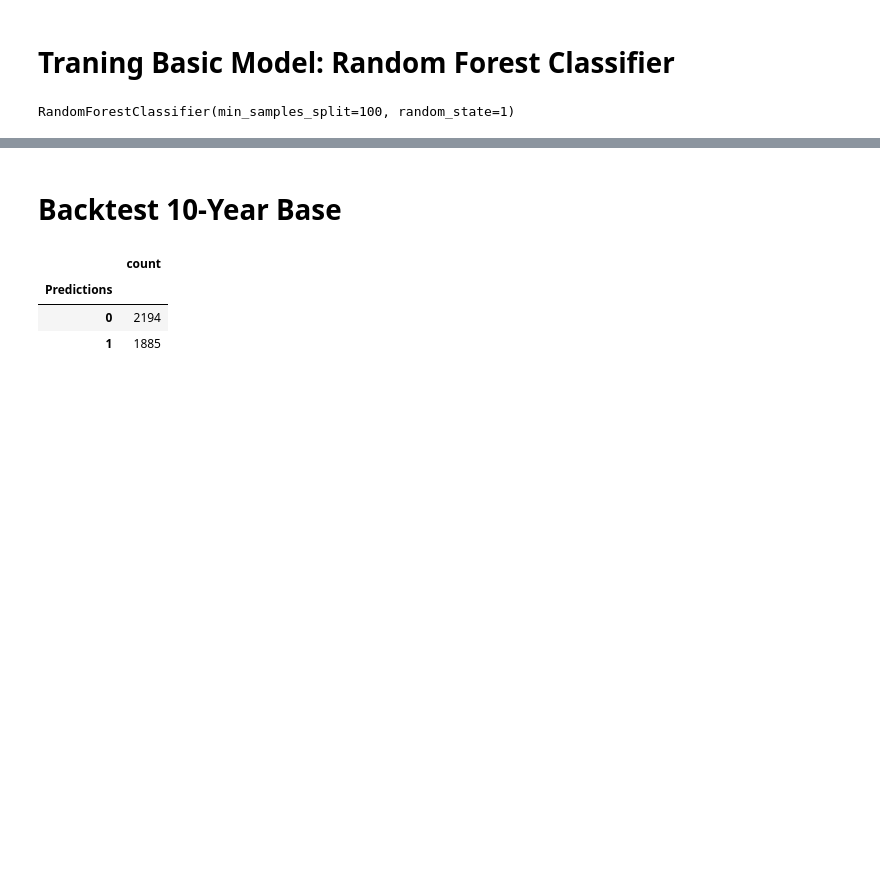
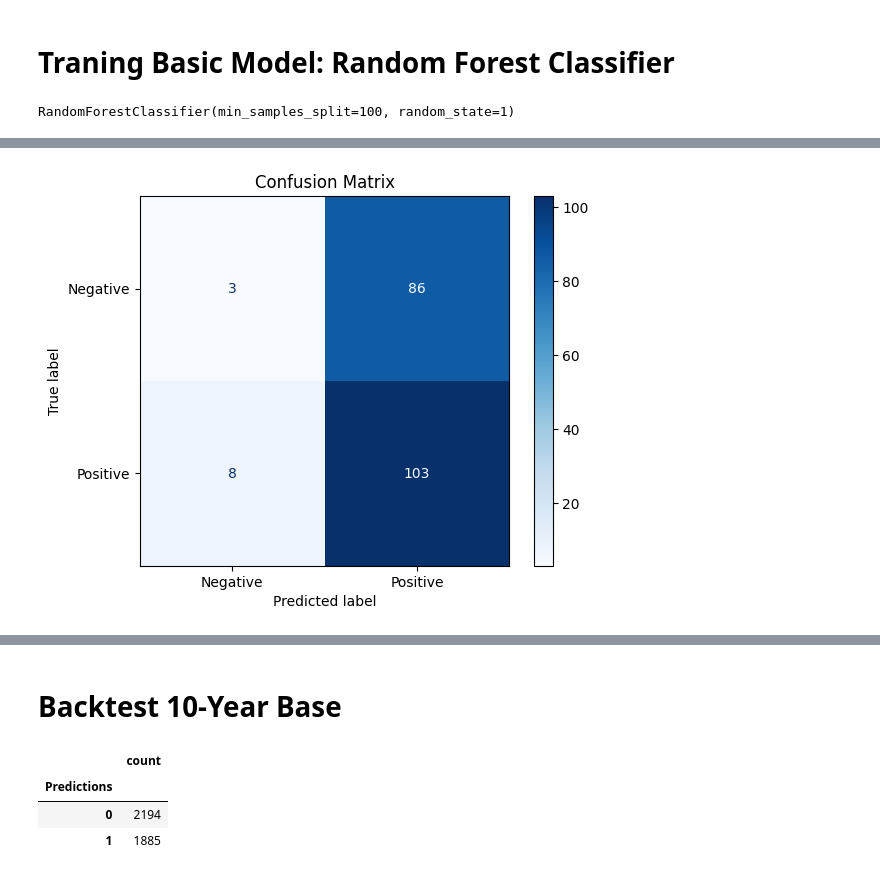
Before and after one commit to fengfrankgthb/BUS-41204, a Jupyter notebook: QQQ_Model_Trial.ipynb, the cells around one changed output, grey strips where cells are left out. Saved outputs shown, nothing was run; the diff lists cells and outputs as text; code cells hidden in the pictures; blank space fills up the shorter version.

```diff
--- a/QQQ_Model_Trial.ipynb
+++ b/QQQ_Model_Trial.ipynb
@@ -281,3 +317,22 @@ precision_score(test["Target"], preds)
+# %%
+# Calculate the confusion matrix
+from sklearn.metrics import confusion_matrix, ConfusionMatrixDisplay
+import matplotlib.pyplot as plt
+
+cm = confusion_matrix(test["Target"], preds)
+
+# Define class labels (optional)
+class_labels = ['Negative', 'Positive']
+
+# Create the ConfusionMatrixDisplay object
+disp = ConfusionMatrixDisplay(confusion_matrix=cm, display_labels=class_labels)
+
+# Plot the confusion matrix
+disp.plot(cmap=plt.cm.Blues)
+plt.title('Confusion Matrix')
+plt.show()
+# %% [output]
+[figure, added]
 # %%
 combined = pd.concat([test["Target"], preds], axis=1)
 combined.plot()
```
Also changed, not shown: parts of 11 cells of this notebook.
